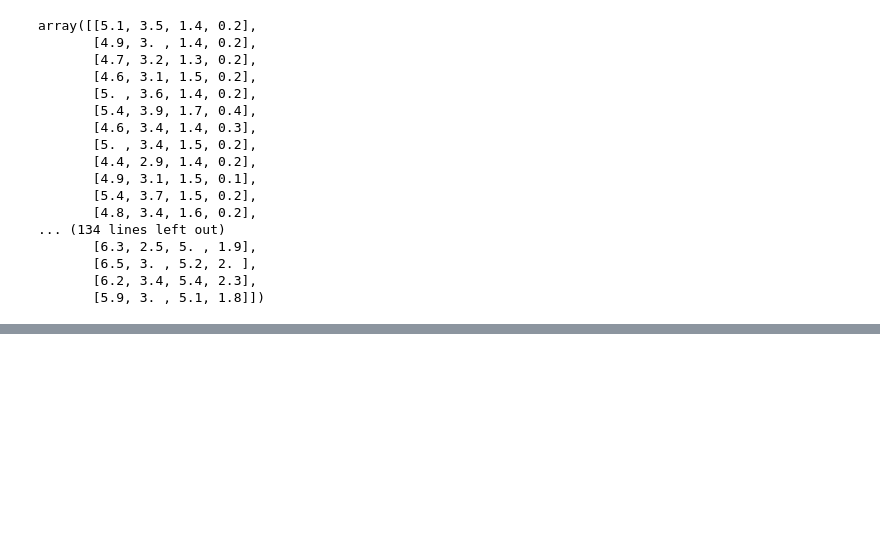
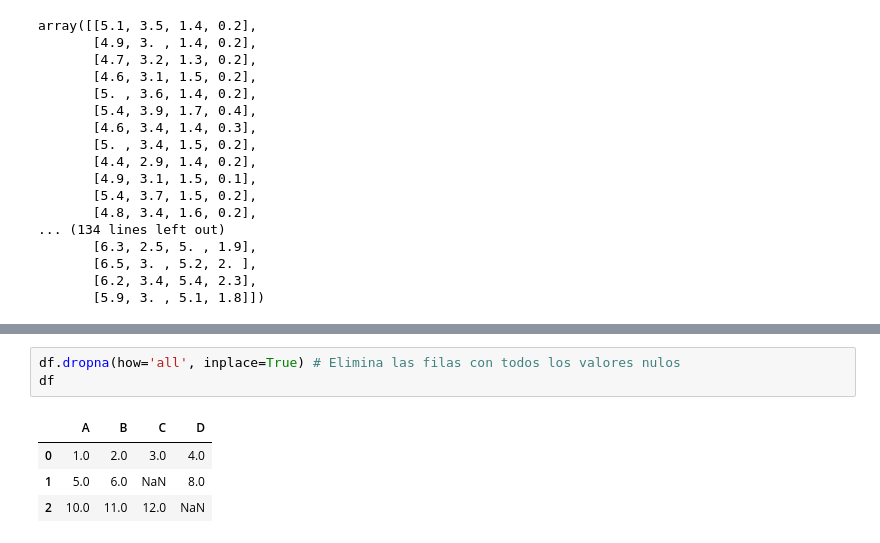
Before and after one commit to sebastianzzab/Curso-SIC, a Jupyter notebook: Semana 14/Clase 1.ipynb, the cells around one changed output, grey strips where cells are left out. Drawn from its saved outputs; the diff is of its cells as text; blank space fills up the shorter version.

```diff
--- a/Semana 14/Clase 1.ipynb
+++ b/Semana 14/Clase 1.ipynb
@@ -339,0 +411,8 @@ AttributeError: columns
+# %%
+df.dropna(how='all', inplace=True) # Elimina las filas con todos los valores nulos
+df
+# %% [output]
+|  | A | B | C | D |
+| 0 | 1.0 | 2.0 | 3.0 | 4.0 |
+| 1 | 5.0 | 6.0 | NaN | 8.0 |
+| 2 | 10.0 | 11.0 | 12.0 | NaN |
```
Also changed, not shown: parts of 34 cells of this notebook.
